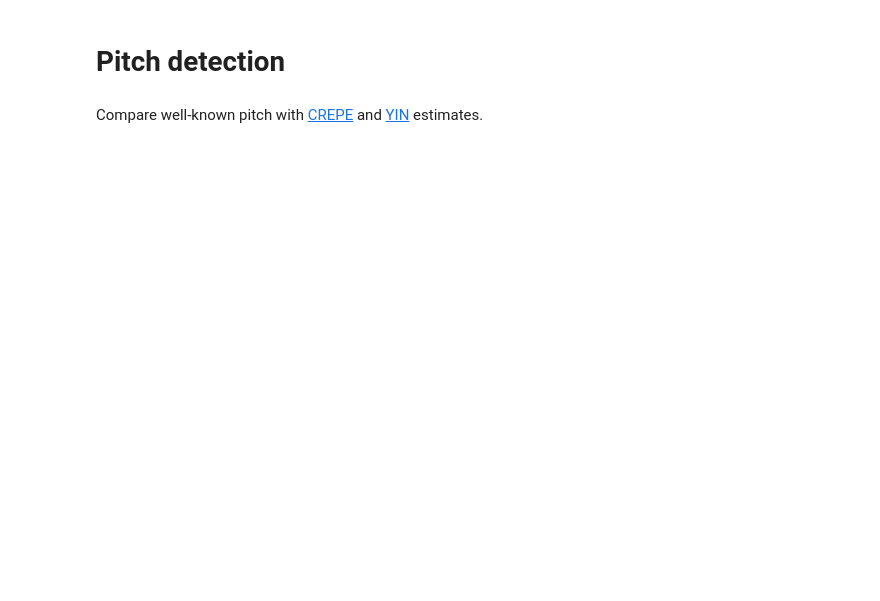
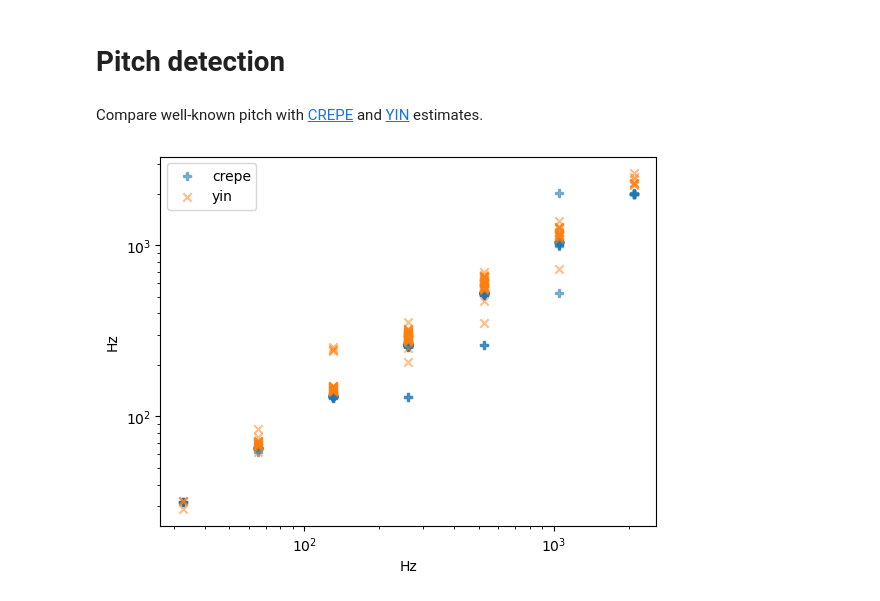
Before and after one commit to jurihock/philharmonia, a Jupyter notebook: notebooks/pitch.ipynb, the cells around one changed output. Saved outputs shown, nothing was run; the diff lists cells and outputs as text; code cells hidden in the pictures; blank space fills up the shorter version.

Commit message:
Add plot

```diff
--- a/notebooks/pitch.ipynb
+++ b/notebooks/pitch.ipynb
@@ -76,6 +76,21 @@ data = data.rename(columns={
     'yin': 'pitch yin',
     'error': 'octave error'
 })
+# %%
+x = data['pitch orig'].tolist()
+y1 = data['pitch crepe'].tolist()
+y2 = data['pitch yin'].tolist()
+
+plot.scatter(x, y1, label='crepe', marker='P', alpha=0.5)
+plot.scatter(x, y2, label='yin', marker='x', alpha=0.5)
+
+plot.legend();
+plot.xscale('log');
+plot.yscale('log');
+plot.xlabel('Hz');
+plot.ylabel('Hz');
+# %% [output]
+[figure, added]
 # %%
 display.HTML(data.to_html())
 # %% [output]
```
